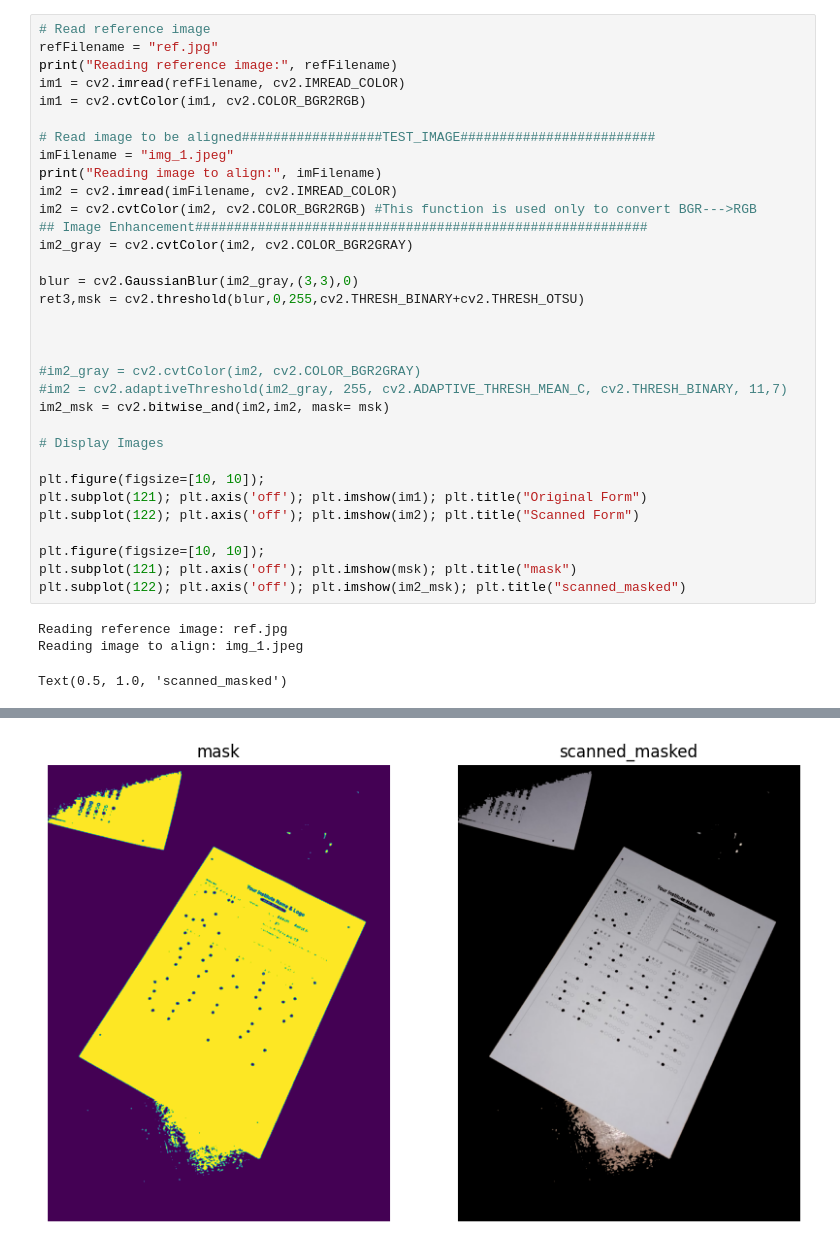
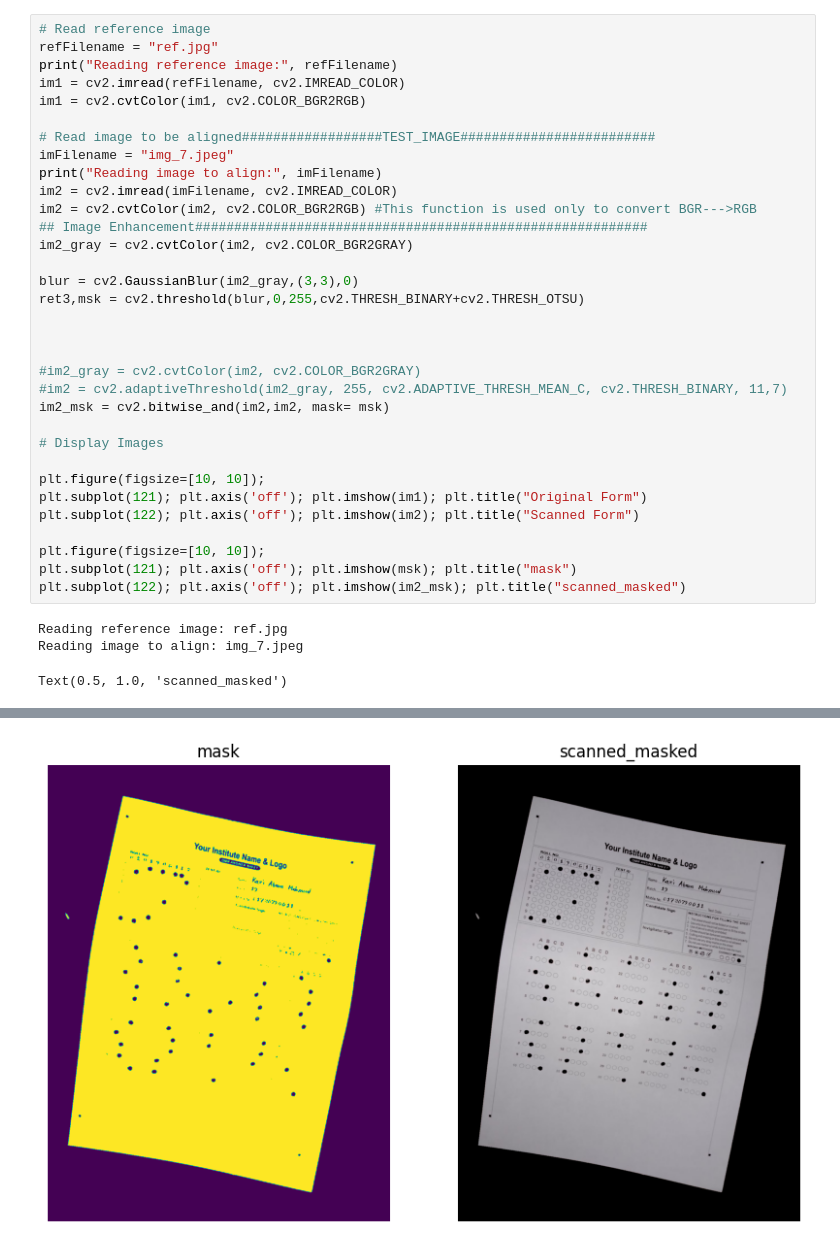
Before and after one commit to AbrarMahmud/EEE_447, a Jupyter notebook: src/masking_test.ipynb, the cells around one changed output, grey strips where cells are left out. Saved outputs shown, nothing was run; the diff lists cells and outputs as text.

```diff
--- a/src/masking_test.ipynb
+++ b/src/masking_test.ipynb
@@ -79,7 +82,7 @@ im1 = cv2.imread(refFilename, cv2.IMREAD_COLOR)
 im1 = cv2.cvtColor(im1, cv2.COLOR_BGR2RGB)
 
 # Read image to be aligned##################TEST_IMAGE#########################
-imFilename = "img_1.jpeg"
+imFilename = "img_7.jpeg"
 print("Reading image to align:", imFilename)
 im2 = cv2.imread(imFilename, cv2.IMREAD_COLOR)
 im2 = cv2.cvtColor(im2, cv2.COLOR_BGR2RGB) #This function is used only to convert BGR--->RGB
@@ -106,5 +109,5 @@ plt.subplot(121); plt.axis('off'); plt.imshow(msk); plt.title("mask")
 plt.subplot(122); plt.axis('off'); plt.imshow(im2_msk); plt.title("scanned_masked")
 # %% [output]
 Reading reference image: ref.jpg
-Reading image to align: img_1.jpeg
+Reading image to align: img_7.jpeg
 Text(0.5, 1.0, 'scanned_masked')
@@ -112,4 +115,4 @@ Text(0.5, 1.0, 'scanned_masked')
-[figure, old version]
+[figure, new version]
 # %%
 
 def find_largest_blob(image, lower_bound, upper_bound):
```
Also changed, not shown: parts of 5 cells of this notebook.
